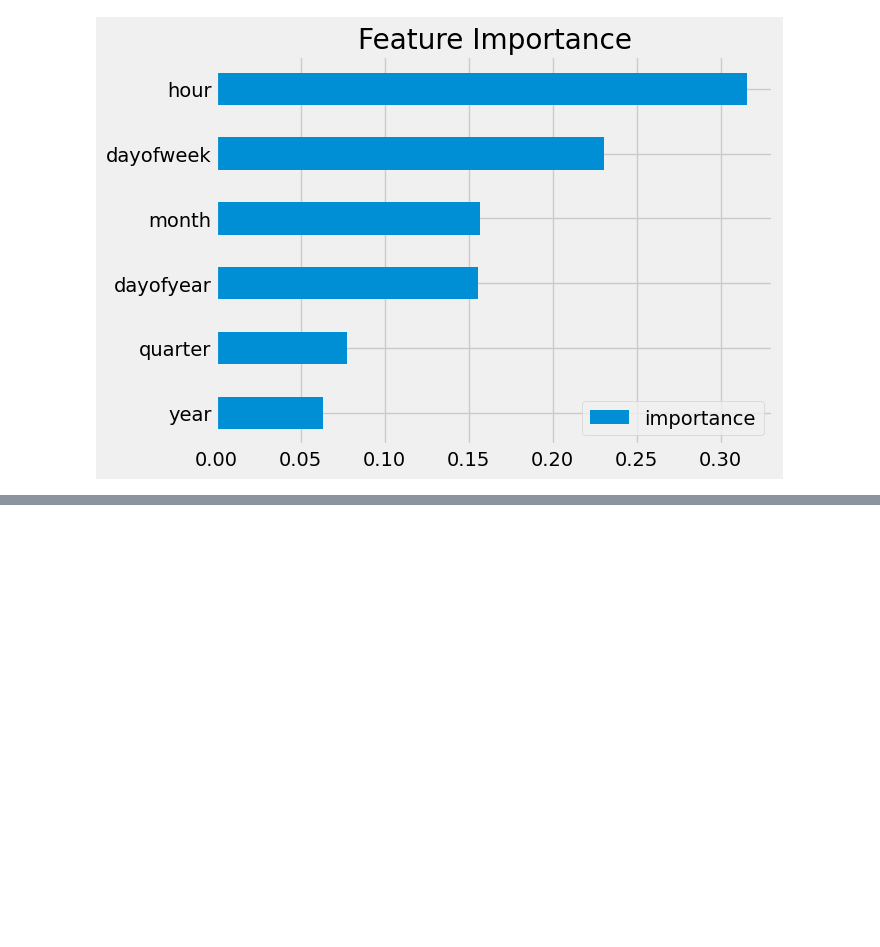
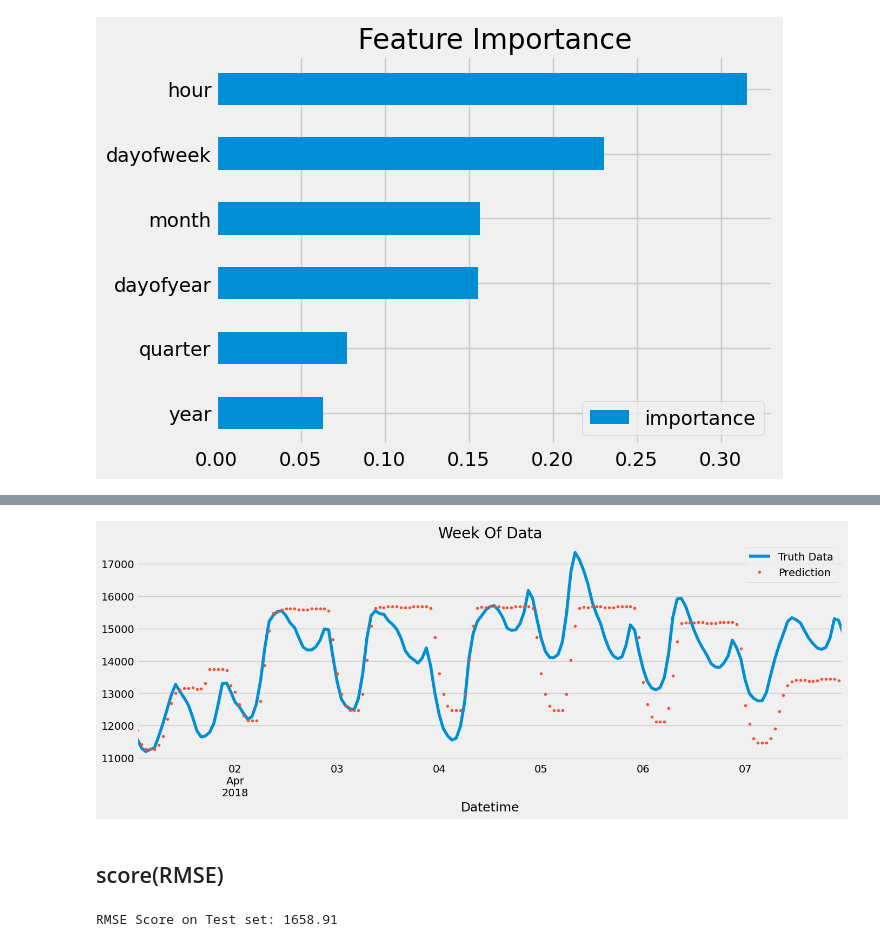
Before and after one commit to studentarijitpaul/America-energy-consumption-analysis, a Jupyter notebook: code/time_series_forecasting_with_ml.ipynb, the cells around one changed output, grey strips where cells are left out. Drawn from its saved outputs; the diff is of its cells as text; code cells hidden in the pictures; blank space fills up the shorter version.

Commit message:
Add requirement.txt file check the score

```diff
--- a/code/time_series_forecasting_with_ml.ipynb
+++ b/code/time_series_forecasting_with_ml.ipynb
@@ -178,0 +208,16 @@ plt.show()
+# %%
+ax = df.loc[(df.index > '04-01-2018') & (df.index < '04-08-2018')]['AEP_MW'] \
+    .plot(figsize=(15, 5), title='Week Of Data')
+df.loc[(df.index > '04-01-2018') & (df.index < '04-08-2018')]['prediction'] \
+    .plot(style='.')
+plt.legend(['Truth Data','Prediction'])
+plt.show()
+# %% [output]
+[figure, added]
+# %% [markdown]
+## score(RMSE)
+# %%
+score = np.sqrt(mean_squared_error(test['AEP_MW'], test['prediction']))
+print(f'RMSE Score on Test set: {score:0.2f}')
+# %% [output]
+RMSE Score on Test set: 1658.91
```
Also changed, not shown: parts of 5 cells of this notebook, 1 other file.
